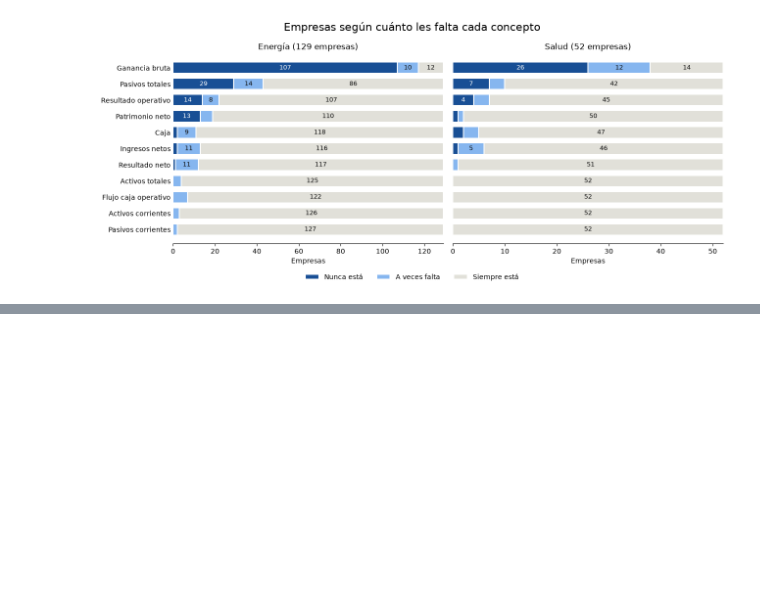
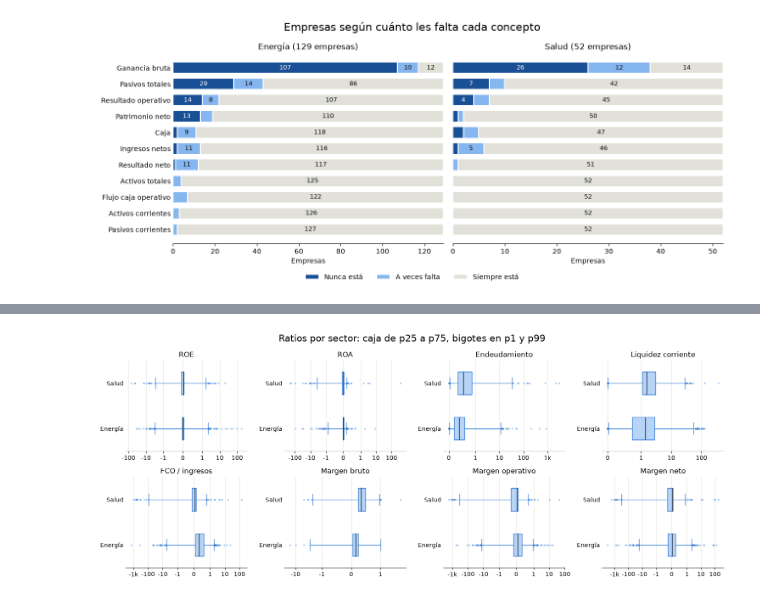
Before and after one commit to EbnerLautaro/MAI-Diplodatos, a Jupyter notebook: src/05_eda_panel.ipynb, the cells around one changed output, grey strips where cells are left out. Cells and saved outputs as stored; diff of their text form; code cells hidden in the pictures; blank space fills up the shorter version.

Commit message:
Rama por persona en CLAUDE.md; EDA de ratios anómalos; borrar research_notes
Co-Authored-By: Claude Opus 5.5 <noreply@anthropic.com>

```diff
--- a/src/05_eda_panel.ipynb
+++ b/src/05_eda_panel.ipynb
@@ -397,0 +460,37 @@ fig.tight_layout(rect=(0, 0.05, 1, 1))  # leaves room for the legend below
+# %%
+from matplotlib.ticker import FuncFormatter
+
+fig, axes = plt.subplots(2, 4, figsize=(15, 6))
+for ax, ratio in zip(axes.flat, RATIOS):
+    ax.boxplot(
+        [panel_qc.loc[panel_qc["sector"] == s, ratio].dropna() for s in NOMBRES],
+        orientation="horizontal",
+        tick_labels=list(NOMBRES.values()),
+        whis=(1, 99),  # whiskers at p1 and p99: the points are the outliers
+        widths=0.5,
+        patch_artist=True,
+        boxprops={"facecolor": "#b7d3f6", "edgecolor": AZUL},
+        whiskerprops={"color": AZUL},
+        capprops={"color": AZUL},
+        medianprops={"color": "#0b0b0b"},
+        flierprops={
+            "marker": "o",
+            "markersize": 3,
+            "markerfacecolor": AZUL,
+            "markeredgecolor": "none",
+            "alpha": 0.4,
+        },
+    )
+    ax.set_xscale("symlog", linthresh=1)
+    ax.xaxis.set_major_formatter(
+        FuncFormatter(lambda v, _: f"{v / 1000:g}k" if abs(v) >= 1000 else f"{v:g}")
+    )
+    ax.set_title(ETIQUETAS[ratio])
+    ax.spines[["top", "right", "left"]].set_visible(False)
+    ax.tick_params(axis="y", length=0)
+    ax.grid(axis="x", color="#e1e0d9")
+    ax.set_axisbelow(True)
+fig.suptitle("Ratios por sector: caja de p25 a p75, bigotes en p1 y p99", fontsize=16)
+fig.tight_layout()
+# %% [output]
+[figure, added]
```
Also changed, not shown: parts of 10 cells of this notebook, 5 other files.
